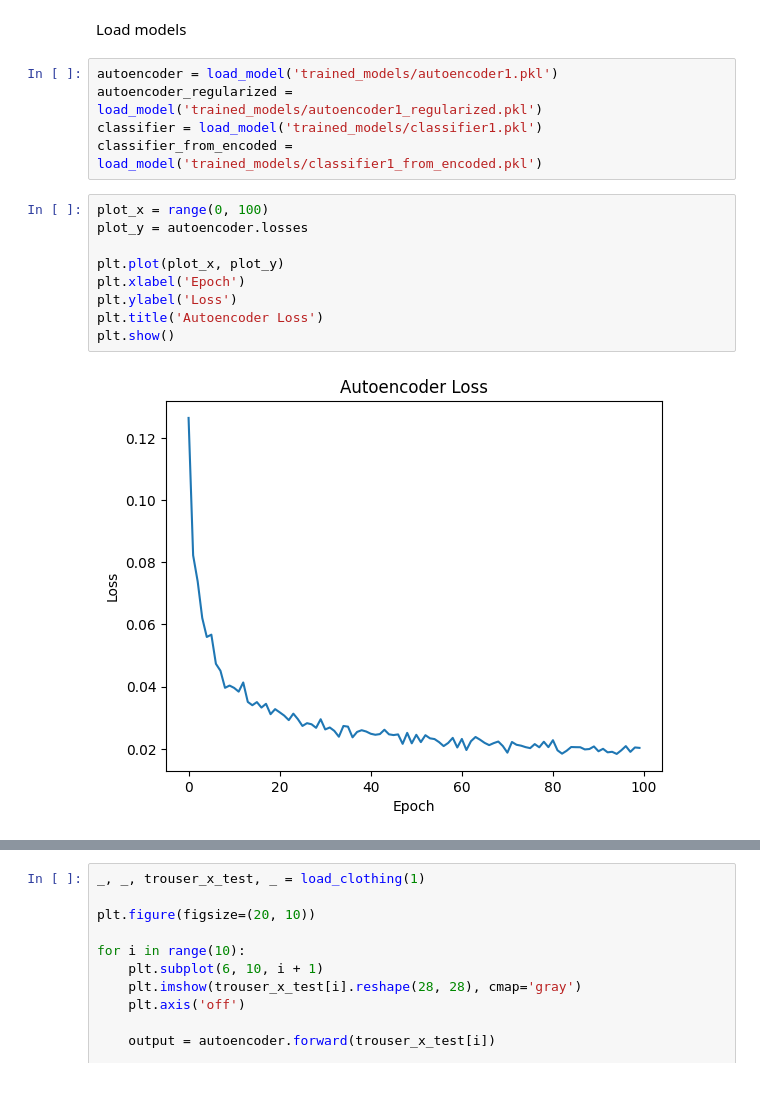
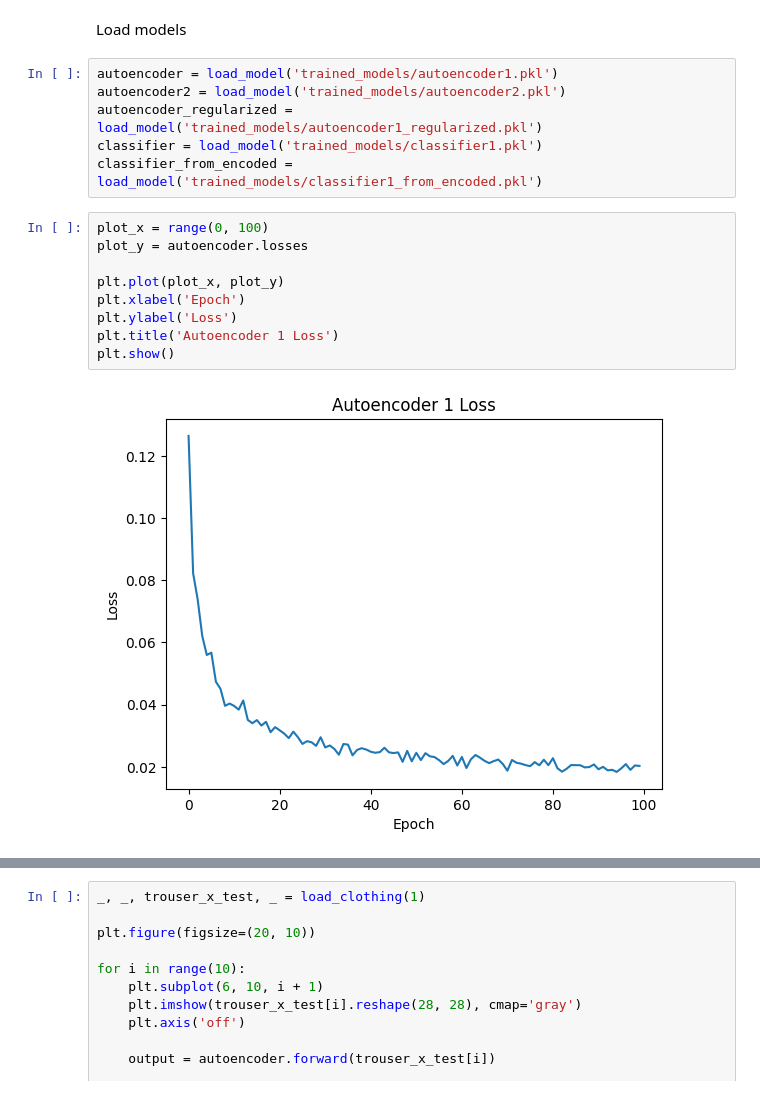
Before and after one commit to jankrokos/neural-networks-labs, a Jupyter notebook: lab2.ipynb, the cells around one changed output, grey strips where cells are left out. Drawn from its saved outputs; the diff is of its cells as text.

```diff
--- a/lab2.ipynb
+++ b/lab2.ipynb
@@ -17,17 +19,18 @@ y_test_one_hot = one_hot_encode(y_test, 10)
 Load models
 # %%
 autoencoder = load_model('trained_models/autoencoder1.pkl')
+autoencoder2 = load_model('trained_models/autoencoder2.pkl')
 autoencoder_regularized = load_model('trained_models/autoencoder1_regularized.pkl')
 classifier = load_model('trained_models/classifier1.pkl')
 classifier_from_encoded = load_model('trained_models/classifier1_from_encoded.pkl')
 # %%
 plot_x = range(0, 100)
 plot_y = autoencoder.losses
 
 plt.plot(plot_x, plot_y)
 plt.xlabel('Epoch')
 plt.ylabel('Loss')
-plt.title('Autoencoder Loss')
+plt.title('Autoencoder 1 Loss')
 plt.show()
 # %% [output]
-[figure, old version]
+[figure, new version]
```
Also changed, not shown: parts of 7 cells of this notebook, 1 other file.
